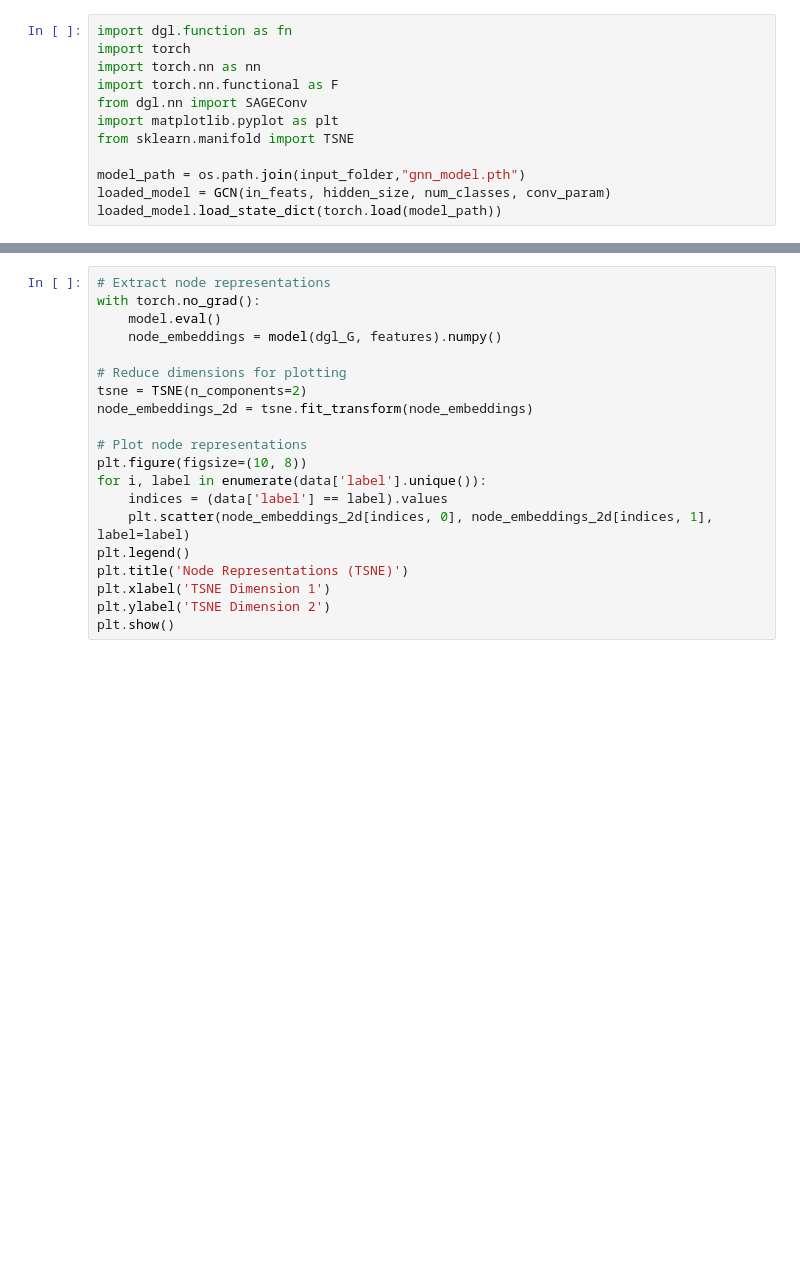
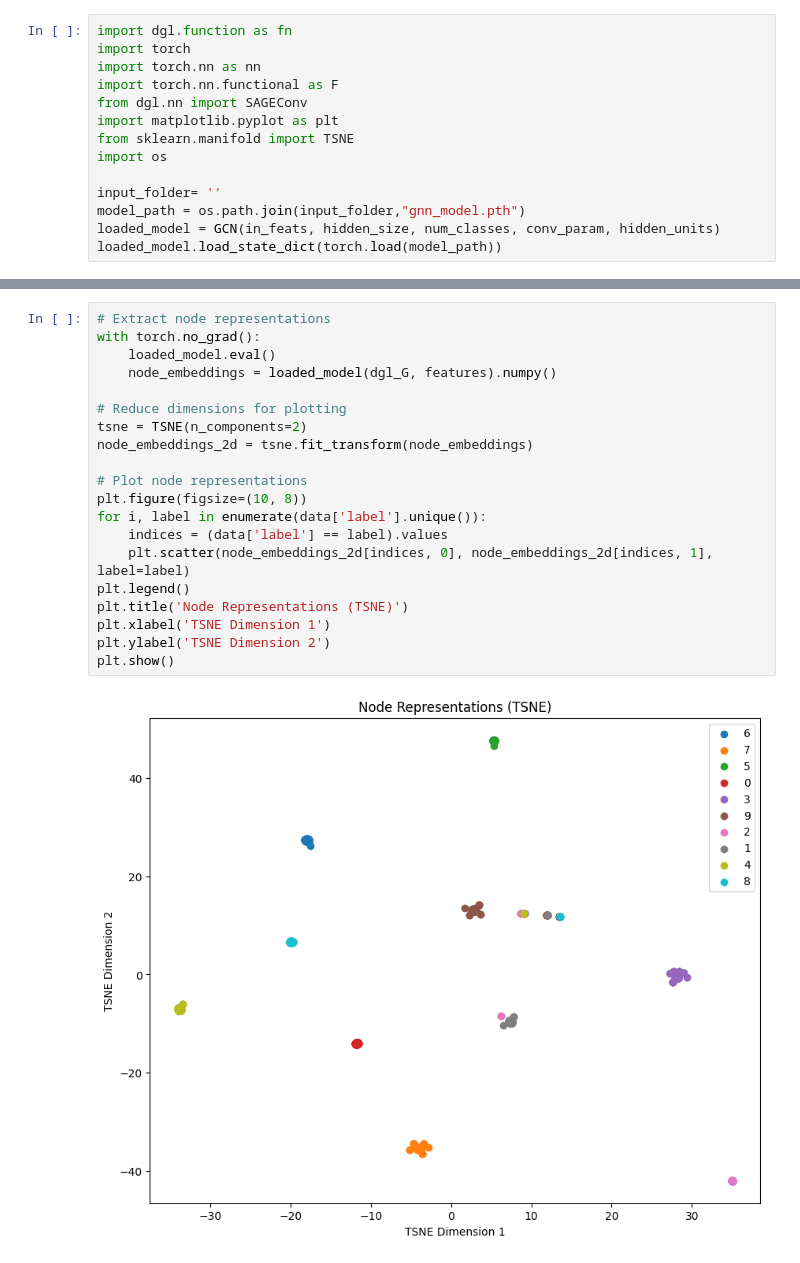
Before and after one commit to terrencetao/PhD, a Jupyter notebook: Acoustic_GNN 2.0/Visualisation.ipynb, the cells around one changed output, grey strips where cells are left out. Cells and saved outputs as stored; diff of their text form; blank space fills up the shorter version.

```diff
--- a/Acoustic_GNN 2.0/Visualisation.ipynb
+++ b/Acoustic_GNN 2.0/Visualisation.ipynb
@@ -6,7 +111,9 @@ import torch.nn.functional as F
 from dgl.nn import SAGEConv
 import matplotlib.pyplot as plt
 from sklearn.manifold import TSNE
+import os
 
+input_folder= ''
 model_path = os.path.join(input_folder,"gnn_model.pth")
-loaded_model = GCN(in_feats, hidden_size, num_classes, conv_param)
+loaded_model = GCN(in_feats, hidden_size, num_classes, conv_param, hidden_units)
 loaded_model.load_state_dict(torch.load(model_path))
@@ -13,22 +122,24 @@ loaded_model.load_state_dict(torch.load(model_path))
 # %%
 # Extract node representations
 with torch.no_grad():
-    model.eval()
-    node_embeddings = model(dgl_G, features).numpy()
+    loaded_model.eval()
+    node_embeddings = loaded_model(dgl_G, features).numpy()
 
 # Reduce dimensions for plotting
 tsne = TSNE(n_components=2)
 node_embeddings_2d = tsne.fit_transform(node_embeddings)
 
 # Plot node representations
 plt.figure(figsize=(10, 8))
 for i, label in enumerate(data['label'].unique()):
     indices = (data['label'] == label).values
     plt.scatter(node_embeddings_2d[indices, 0], node_embeddings_2d[indices, 1], label=label)
 plt.legend()
 plt.title('Node Representations (TSNE)')
 plt.xlabel('TSNE Dimension 1')
 plt.ylabel('TSNE Dimension 2')
 plt.show()
+# %% [output]
+[figure, added]
 # %%
 model_path = os.path.join(input_folder,"gnn_model_unsup.pth")
```
Also changed, not shown: parts of 4 cells of this notebook, 5 other files.
